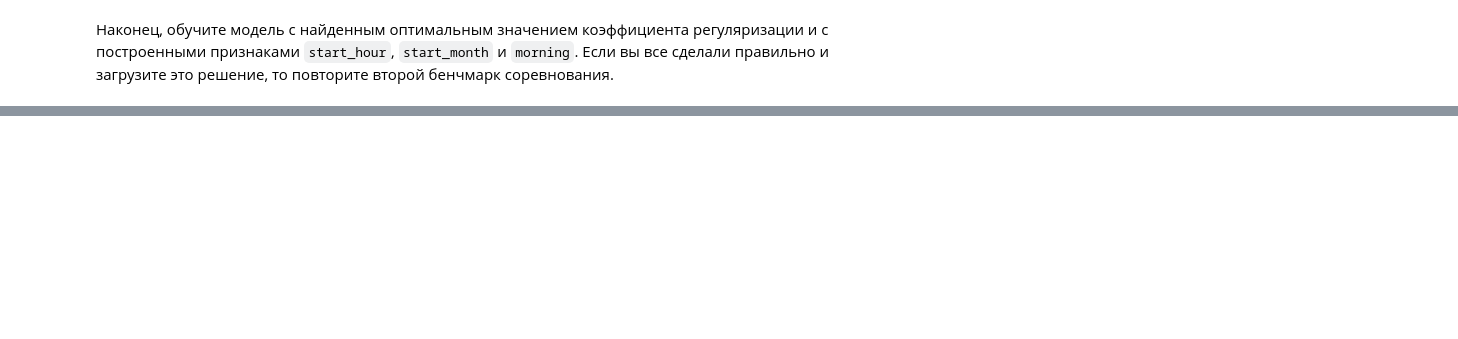
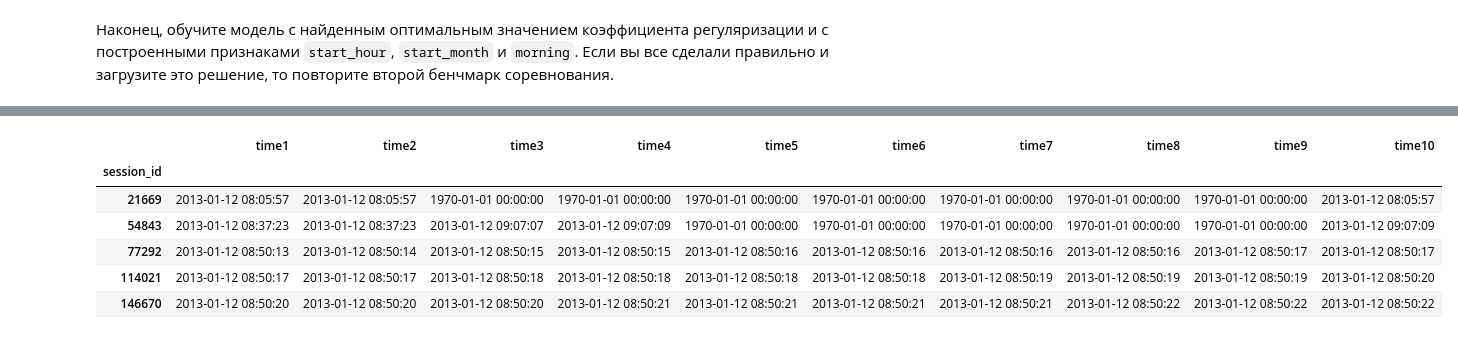
Before and after one commit to Noegon/mlcourse.ai, a Jupyter notebook: jupyter_russian/topic04_linear_models/lesson4_practice_alice_benchmarks.ipynb, the cells around one changed output, grey strips where cells are left out. Drawn from its saved outputs; the diff is of its cells as text; code cells hidden in the pictures; blank space fills up the shorter version.

```diff
--- a/jupyter_russian/topic04_linear_models/lesson4_practice_alice_benchmarks.ipynb
+++ b/jupyter_russian/topic04_linear_models/lesson4_practice_alice_benchmarks.ipynb
@@ -375,0 +630,24 @@ UsageError: Line magic function `%%time` not found.
+# %%
+new_train_zero_na_df = train_na_zero.copy(deep=True)
+new_test_zero_na_df = train_na_zero.copy(deep=True)
+# %%
+for i in range(9, 0, -1):
+    intermediate_train_df = new_train_zero_na_df[(new_train_zero_na_df['time10'] == pd.Timestamp(0)) & \
+                                                 (new_train_zero_na_df['time%s' % i] != pd.Timestamp(0))]
+    new_train_zero_na_df.loc[intermediate_train_df.index.values,
+                             ['time10']] = intermediate_train_df['time%s' % i]
+
+    intermediate_test_df = new_test_zero_na_df[(new_test_zero_na_df['time10'] == pd.Timestamp(0)) & \
+                                               (new_test_zero_na_df['time%s' % i] != pd.Timestamp(0))]
+    new_test_zero_na_df.loc[intermediate_test_df.index.values,
+                            ['time10']] = intermediate_test_df['time%s' % i]
+
+new_train_zero_na_df.head()
+# %% [output]
+|  | time1 | time2 | time3 | time4 | time5 | time6 | time7 | time8 | time9 | time10 |
+| session_id |  |  |  |  |  |  |  |  |  |  |
+| 21669 | 2013-01-12 08:05:57 | 2013-01-12 08:05:57 | 1970-01-01 00:00:00 | 1970-01-01 00:00:00 | 1970-01-01 00:00:00 | 1970-01-01 00:00:00 | 1970-01-01 00:00:00 | 1970-01-01 00:00:00 | 1970-01-01 00:00:00 | 2013-01-12 08:05:57 |
+| 54843 | 2013-01-12 08:37:23 | 2013-01-12 08:37:23 | 2013-01-12 09:07:07 | 2013-01-12 09:07:09 | 1970-01-01 00:00:00 | 1970-01-01 00:00:00 | 1970-01-01 00:00:00 | 1970-01-01 00:00:00 | 1970-01-01 00:00:00 | 2013-01-12 09:07:09 |
+| 77292 | 2013-01-12 08:50:13 | 2013-01-12 08:50:14 | 2013-01-12 08:50:15 | 2013-01-12 08:50:15 | 2013-01-12 08:50:16 | 2013-01-12 08:50:16 | 2013-01-12 08:50:16 | 2013-01-12 08:50:16 | 2013-01-12 08:50:17 | 2013-01-12 08:50:17 |
+| 114021 | 2013-01-12 08:50:17 | 2013-01-12 08:50:17 | 2013-01-12 08:50:18 | 2013-01-12 08:50:18 | 2013-01-12 08:50:18 | 2013-01-12 08:50:18 | 2013-01-12 08:50:19 | 2013-01-12 08:50:19 | 2013-01-12 08:50:19 | 2013-01-12 08:50:20 |
+| 146670 | 2013-01-12 08:50:20 | 2013-01-12 08:50:20 | 2013-01-12 08:50:20 | 2013-01-12 08:50:21 | 2013-01-12 08:50:21 | 2013-01-12 08:50:21 | 2013-01-12 08:50:21 | 2013-01-12 08:50:22 | 2013-01-12 08:50:22 | 2013-01-12 08:50:22 |
```
Also changed, not shown: parts of 45 cells of this notebook, 4 other files.
